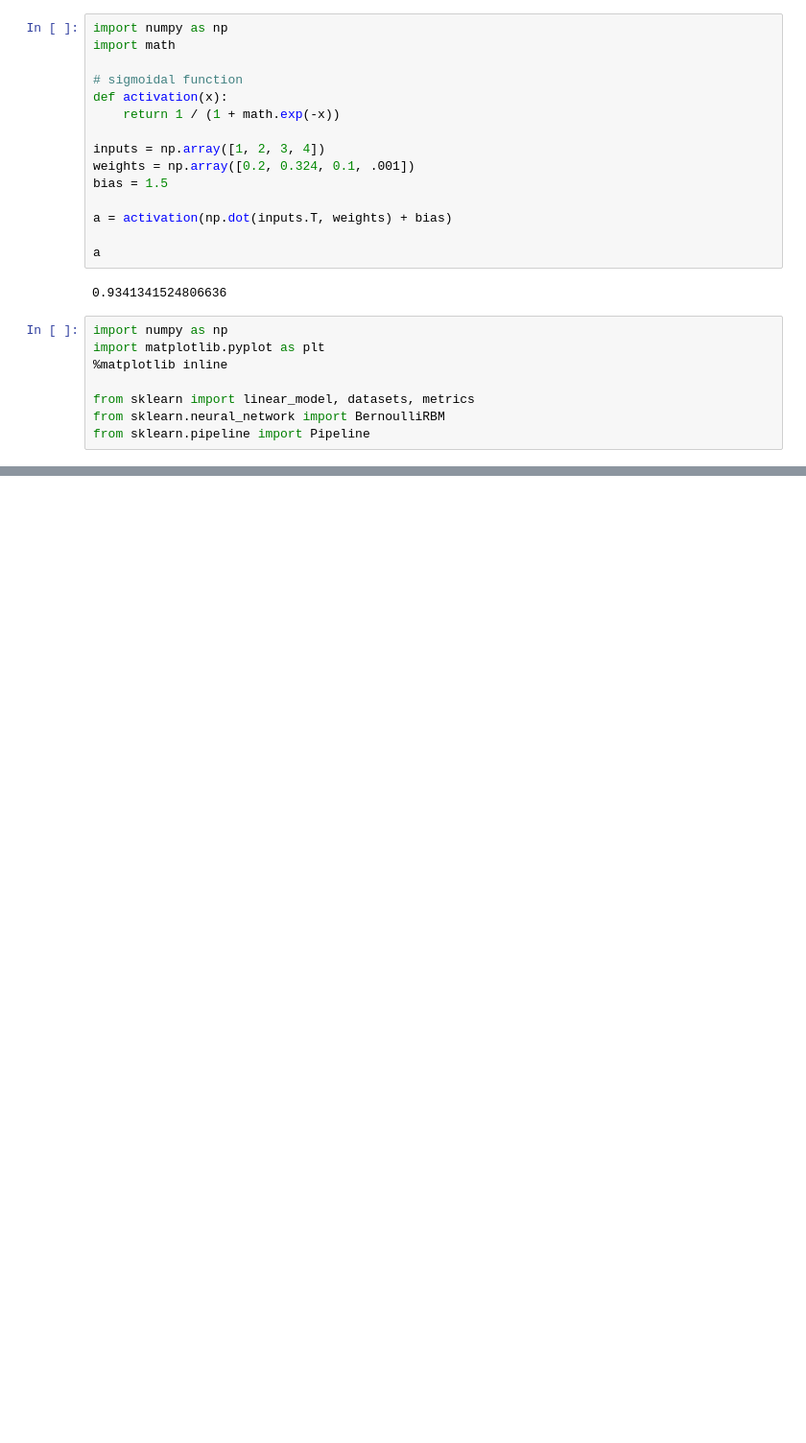
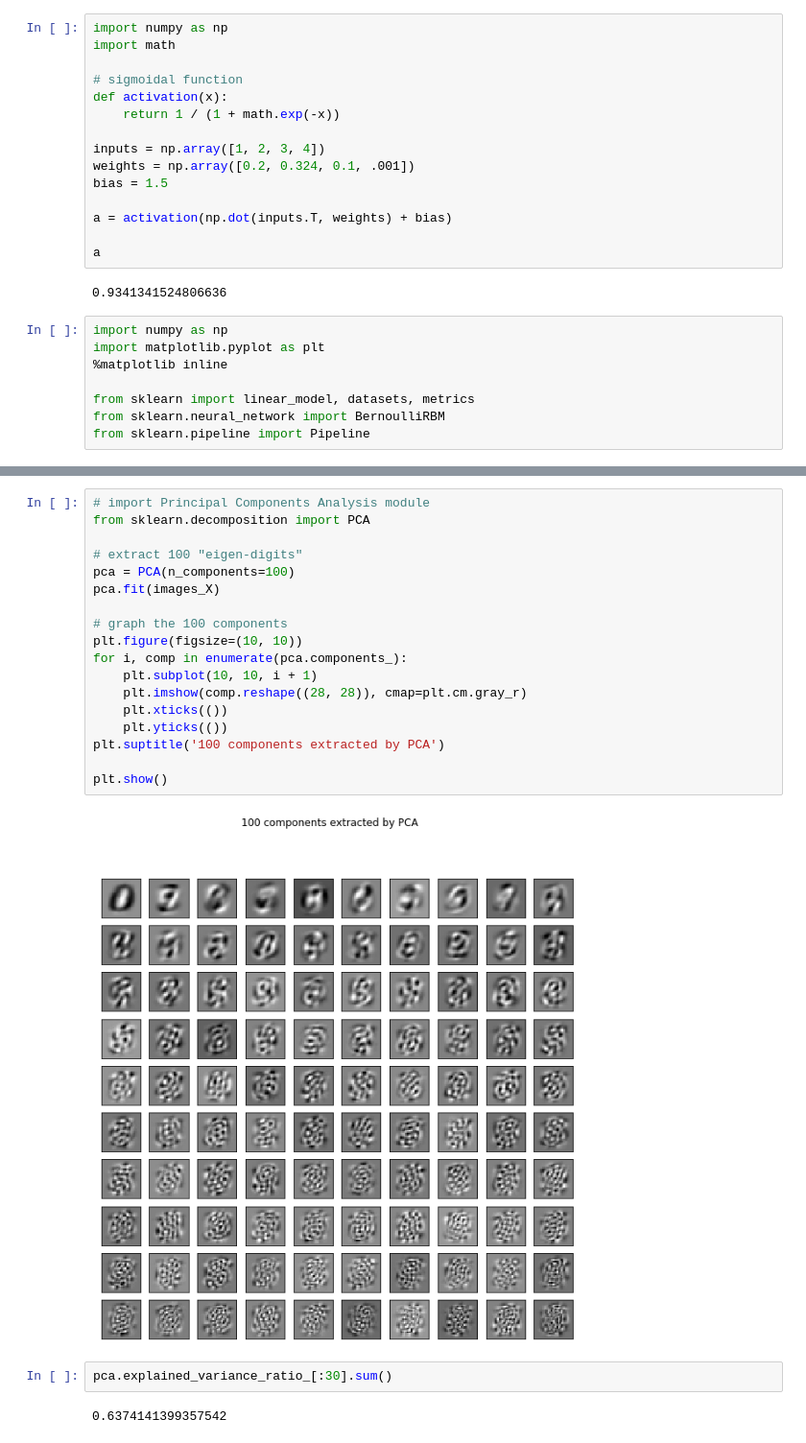
Before and after one commit to SuperSupeng/Data-analysis-with-python, a Jupyter notebook: dataAnalysis/Feature understanding/feature learning.ipynb, the cells around one changed output, grey strips where cells are left out. Shown at 96% size. Saved outputs shown, nothing was run; the diff lists cells and outputs as text; blank space fills up the shorter version.

```diff
--- a/dataAnalysis/Feature understanding/feature learning.ipynb
+++ b/dataAnalysis/Feature understanding/feature learning.ipynb
@@ -30,0 +62,24 @@ OSError: ~/开发/AI相关/特征工程/Feature-Engineering-Made-Easy-master/dat
+# %%
+# import Principal Components Analysis module
+from sklearn.decomposition import PCA
+
+# extract 100 "eigen-digits"
+pca = PCA(n_components=100)
+pca.fit(images_X)
+
+# graph the 100 components
+plt.figure(figsize=(10, 10))
+for i, comp in enumerate(pca.components_):
+    plt.subplot(10, 10, i + 1)
+    plt.imshow(comp.reshape((28, 28)), cmap=plt.cm.gray_r)
+    plt.xticks(())
+    plt.yticks(())
+plt.suptitle('100 components extracted by PCA')
+
+plt.show()
+# %% [output]
+[figure, added]
+# %%
+pca.explained_variance_ratio_[:30].sum()
+# %% [output]
+0.6374141399357542
```
Also changed, not shown: parts of 21 cells of this notebook.
